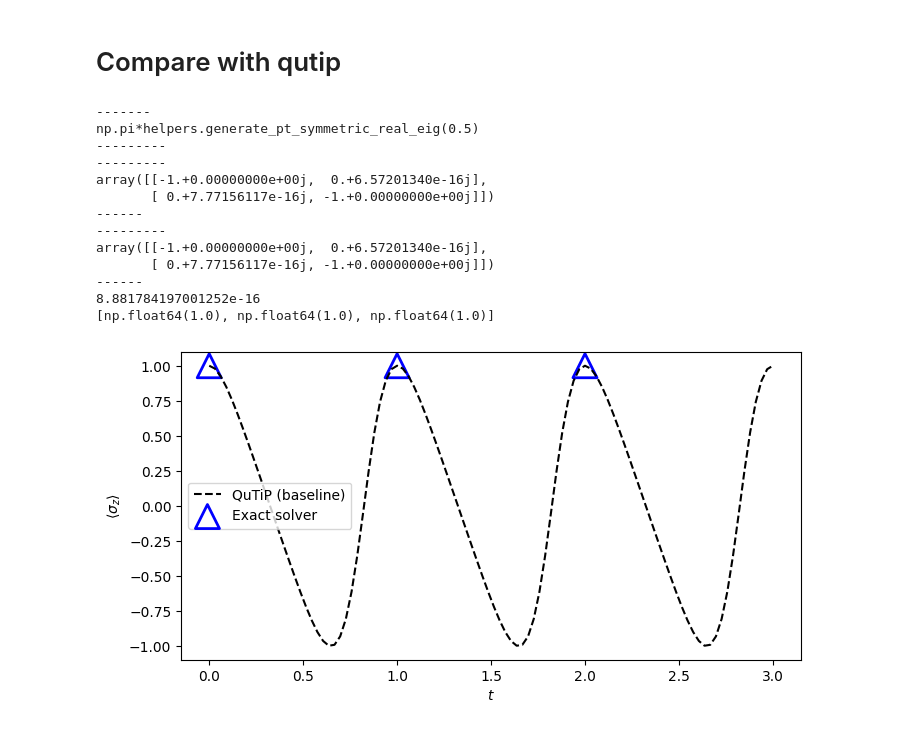
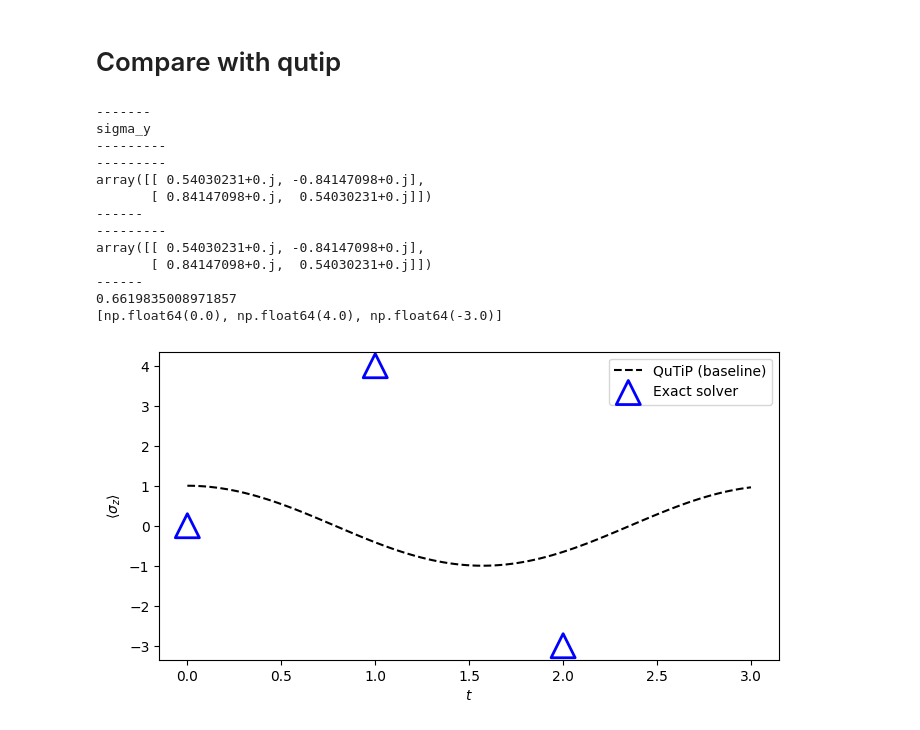
Before and after one commit to atg205/DWaveDynamics, a Jupyter notebook: notebooks/verfication.ipynb, the cells around one changed output. Drawn from its saved outputs; the diff is of its cells as text; code cells hidden in the pictures.

Commit message:
added Instance class, new instances

```diff
--- a/notebooks/verfication.ipynb
+++ b/notebooks/verfication.ipynb
@@ -289,8 +292,8 @@ np.float64(-5.329070518200751e-15)
 # Let's compute baseline using QuTiP
 import qutip as qp
 
-instance = 7
-PSI0_2 = np.array([1,0,0,0],dtype=np.complex128)
+instance = 8
+#PSI0_2 = np.array([1,0,0,0],dtype=np.complex128)
 instance_dict = helpers.get_instance(instance)
 H = instance_dict['H']
 PSI0 = instance_dict['psi0']
@@ -308,43 +311,44 @@ exact_solver = ExactSolver()
 exact_result = exact_solver.sample(qubo)
 print(exact_result.first.energy)
 
+psi_0 = qp.basis(2, 0)
 
 times = np.linspace(0, 3, 100)
 baseline = qp.mesolve(qp.Qobj(H), psi_0, times, e_ops=[qp.sigmaz()]).expect[0]
 # Define sigma_z for manual computation of expected values
 SZ = np.array([[1, 0], [0, -1]])
 
 # decode_sample returns flat vector, we use reshape to form an 6x2 array of states
 exact_vec = problem.interpret_sample(exact_result.first.sample)
 
 # Difference d.: We use complex conjugation to compute expected values. For this example it shouldn't matter though.
 # Then, for the expectation values we take only the real part, because otherwise matplotlib would complain.
 exact_expect = [(state.conj() @ SZ @ state).real for state in exact_vec]
 from matplotlib import pyplot as plt
 print(exact_expect)
 
 fig, axis = plt.subplots(figsize=(8, 4))
 
 axis.plot(times, baseline, "k--", label="QuTiP (baseline)")
 
 axis.scatter(problem.times, exact_expect, marker="^", lw=2, s=300, edgecolors="b", facecolors="none", label="Exact solver")
 
 axis.set_ylabel(r"$\langle \sigma_z \rangle$")
 axis.set_xlabel("$t$")
 axis.legend()
 plt.show()
 # %% [output]
 -------
-np.pi*helpers.generate_pt_symmetric_real_eig(0.5)
+sigma_y
 ---------
 ---------
-array([[-1.+0.00000000e+00j,  0.+6.57201340e-16j],
-       [ 0.+7.77156117e-16j, -1.+0.00000000e+00j]])
+array([[ 0.54030231+0.j, -0.84147098+0.j],
+       [ 0.84147098+0.j,  0.54030231+0.j]])
 ------
 ---------
-array([[-1.+0.00000000e+00j,  0.+6.57201340e-16j],
-       [ 0.+7.77156117e-16j, -1.+0.00000000e+00j]])
+array([[ 0.54030231+0.j, -0.84147098+0.j],
+       [ 0.84147098+0.j,  0.54030231+0.j]])
 ------
-8.881784197001252e-16
-[np.float64(1.0), np.float64(1.0), np.float64(1.0)]
+0.6619835008971857
+[np.float64(0.0), np.float64(4.0), np.float64(-3.0)]
-[figure, old version]
+[figure, new version]
```
Also changed, not shown: parts of 1 cell of this notebook, 26 other files.
